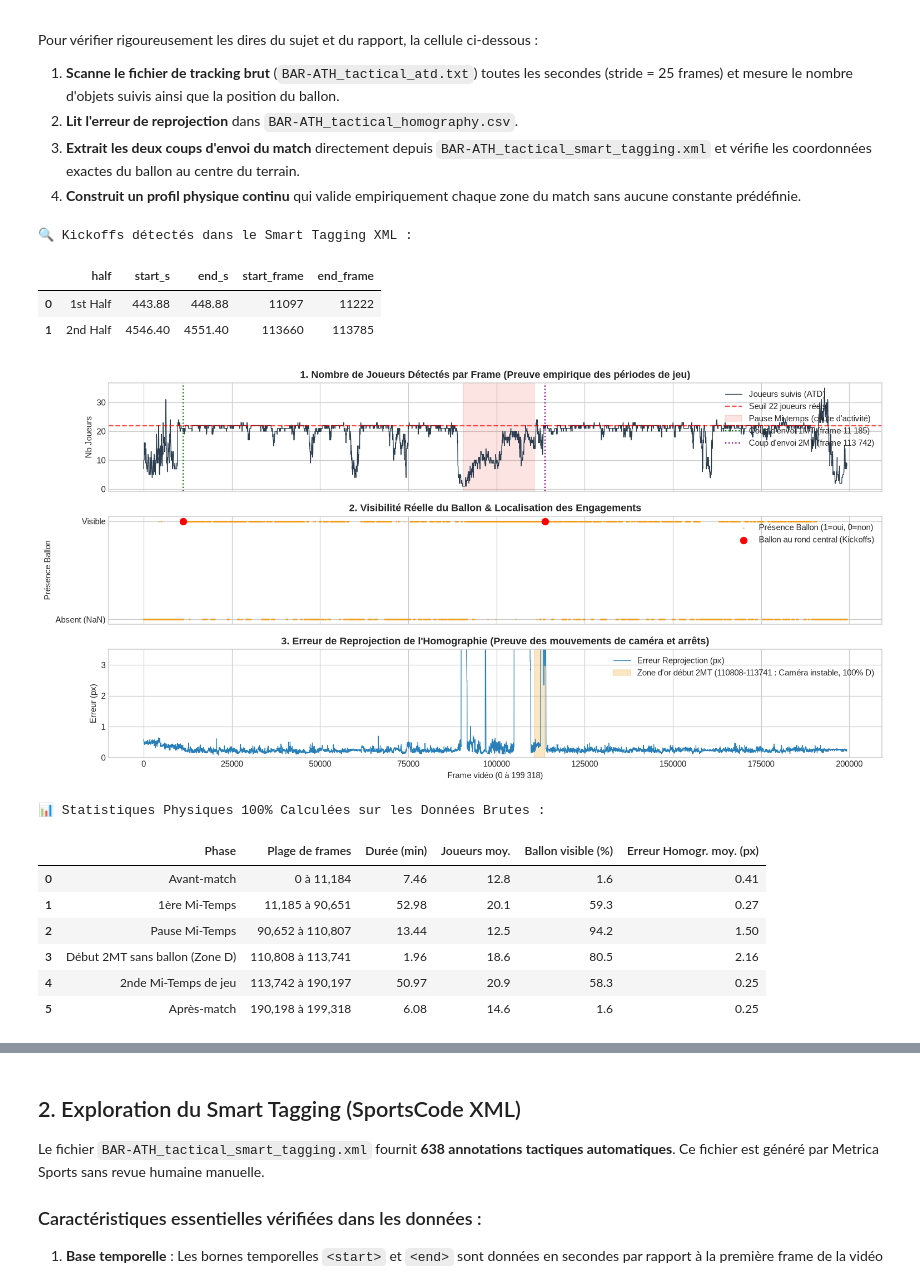
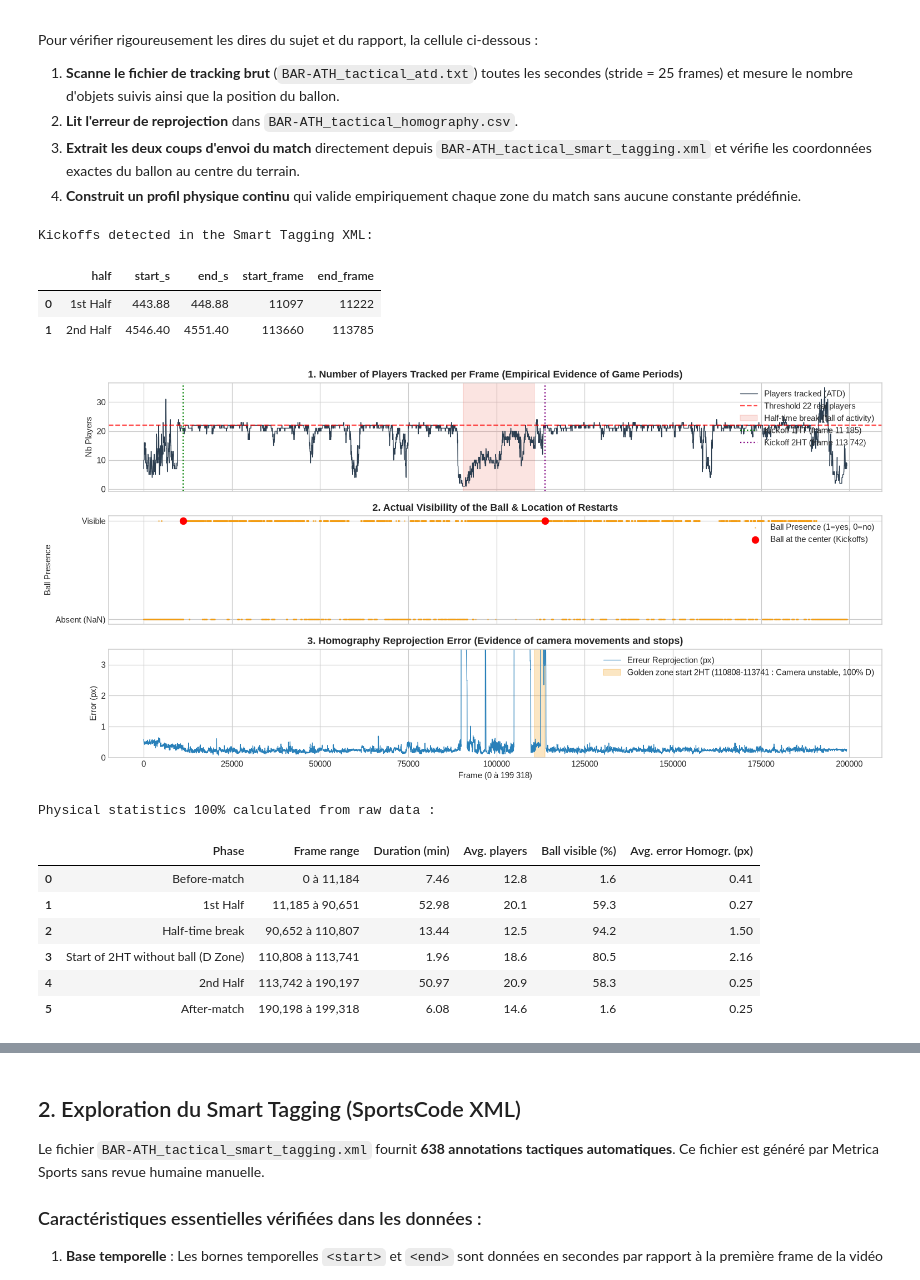
Before and after one commit to maxoubvd/MYA-more-than-a-hack-2027, a Jupyter notebook: analysis/data_exploration.ipynb, the cells around one changed output, grey strips where cells are left out. Drawn from its saved outputs; the diff is of its cells as text; code cells hidden in the pictures.

```diff
--- a/data_exploration.ipynb
+++ b/analysis/data_exploration.ipynb
@@ -155,84 +168,84 @@ for inst in tree.iter("instance"):
             "end_frame": int(round(e * 25))
         })
 df_ko = pd.DataFrame(kickoff_tags)
-print("🔍 Kickoffs détectés dans le Smart Tagging XML :")
+print("Kickoffs detected in the Smart Tagging XML:")
 display(df_ko)
 
 # 4. Tracé des courbes 100% issues des données réelles
 fig, (ax1, ax2, ax3) = plt.subplots(3, 1, figsize=(14, 7), sharex=True)
 
 # Graphique 1 : Nombre de joueurs actifs suivis
-ax1.plot(df_empirical["frame"], df_empirical["players"], color="#2c3e50", lw=0.9, label="Joueurs suivis (ATD)")
-ax1.axhline(22, color="red", ls="--", alpha=0.7, label="Seuil 22 joueurs réels")
-ax1.axvspan(90652, 110807, color="#e74c3c", alpha=0.15, label="Pause Mi-temps (chute d'activité)")
-ax1.axvline(11185, color="green", ls=":", lw=1.5, label="Coup d'envoi 1MT (frame 11 185)")
-ax1.axvline(113742, color="purple", ls=":", lw=1.5, label="Coup d'envoi 2MT (frame 113 742)")
-ax1.set_ylabel("Nb Joueurs")
-ax1.set_title("1. Nombre de Joueurs Détectés par Frame (Preuve empirique des périodes de jeu)", fontweight="bold")
+ax1.plot(df_empirical["frame"], df_empirical["players"], color="#2c3e50", lw=0.9, label="Players tracked (ATD)")
+ax1.axhline(22, color="red", ls="--", alpha=0.7, label="Threshold 22 real players")
+ax1.axvspan(90652, 110807, color="#e74c3c", alpha=0.15, label="Half-time break (fall of activity)")
+ax1.axvline(11185, color="green", ls=":", lw=1.5, label="Kickoff 1HT (frame 11 185)")
+ax1.axvline(113742, color="purple", ls=":", lw=1.5, label="Kickoff 2HT (frame 113 742)")
+ax1.set_ylabel("Nb Players")
+ax1.set_title("1. Number of Players Tracked per Frame (Empirical Evidence of Game Periods)", fontweight="bold")
 ax1.legend(loc="upper right", framealpha=0.9)
 
 # Graphique 2 : Ballon et position au centre
-ax2.scatter(df_empirical["frame"], df_empirical["has_ball"], s=1, color="#f39c12", alpha=0.4, label="Présence Ballon (1=oui, 0=non)")
+ax2.scatter(df_empirical["frame"], df_empirical["has_ball"], s=1, color="#f39c12", alpha=0.4, label="Ball Presence (1=yes, 0=no)")
 # Marquer les coups d'envoi où le ballon est pile au centre
 ko1_pt = df_empirical[df_empirical["frame"] == 11187]
 ko2_pt = df_empirical[df_empirical["frame"] == 113742]
-ax2.scatter([11187, 113742], [1, 1], color="red", s=60, zorder=5, label="Ballon au rond central (Kickoffs)")
-ax2.set_ylabel("Présence Ballon")
+ax2.scatter([11187, 113742], [1, 1], color="red", s=60, zorder=5, label="Ball at the center (Kickoffs)")
+ax2.set_ylabel("Ball Presence")
 ax2.set_yticks([0, 1])
 ax2.set_yticklabels(["Absent (NaN)", "Visible"])
-ax2.set_title("2. Visibilité Réelle du Ballon & Localisation des Engagements", fontweight="bold")
+ax2.set_title("2. Actual Visibility of the Ball & Location of Restarts", fontweight="bold")
 ax2.legend(loc="upper right", framealpha=0.9)
 
 # Graphique 3 : Erreur de reprojection de l'homographie
 sub_homo = df_homo.iloc[::25]
 ax3.plot(sub_homo["frame"], sub_homo["reprojection_error"], color="#2980b9", lw=0.8, label="Erreur Reprojection (px)")
-ax3.axvspan(110808, 113741, color="#f39c12", alpha=0.25, label="Zone d'or début 2MT (110808-113741 : Caméra instable, 100% D)")
-ax3.set_ylabel("Erreur (px)")
-ax3.set_xlabel("Frame vidéo (0 à 199 318)")
+ax3.axvspan(110808, 113741, color="#f39c12", alpha=0.25, label="Golden zone start 2HT (110808-113741 : Camera unstable, 100% D)")
+ax3.set_ylabel("Error (px)")
+ax3.set_xlabel("Frame (0 à 199 318)")
 ax3.set_ylim(0, 3.5)
-ax3.set_title("3. Erreur de Reprojection de l'Homographie (Preuve des mouvements de caméra et arrêts)", fontweight="bold")
+ax3.set_title("3. Homography Reprojection Error (Evidence of camera movements and stops)", fontweight="bold")
 ax3.legend(loc="upper right", framealpha=0.9)
 
 plt.tight_layout()
 plt.show()
 
 # 5. Tableau récapitulatif 100% calculé des phases
 phases_def = [
-    ("Avant-match", 0, 11184),
-    ("1ère Mi-Temps", 11185, 90651),
-    ("Pause Mi-Temps", 90652, 110807),
-    ("Début 2MT sans ballon (Zone D)", 110808, 113741),
-    ("2nde Mi-Temps de jeu", 113742, 190197),
-    ("Après-match", 190198, 199318),
+    ("Before-match", 0, 11184),
+    ("1st Half", 11185, 90651),
+    ("Half-time break", 90652, 110807),
+    ("Start of 2HT without ball (D Zone)", 110808, 113741),
+    ("2nd Half", 113742, 190197),
+    ("After-match", 190198, 199318),
 ]
 
 summary_rows = []
 for name, s, e in phases_def:
     sub_df = df_empirical[(df_empirical["frame"] >= s) & (df_empirical["frame"] <= e)]
     sub_h = df_homo.loc[s:e, "reprojection_error"]
     summary_rows.append({
         "Phase": name,
-        "Plage de frames": f"{s:,} à {e:,}",
-        "Durée (min)": round((e - s + 1) / (25 * 60), 2),
-        "Joueurs moy.": round(sub_df["players"].mean(), 1),
-        "Ballon visible (%)": round(sub_df["has_ball"].mean() * 100, 1),
-        "Erreur Homogr. moy. (px)": round(sub_h.mean(), 2)
+        "Frame range": f"{s:,} à {e:,}",
+        "Duration (min)": round((e - s + 1) / (25 * 60), 2),
+        "Avg. players": round(sub_df["players"].mean(), 1),
+        "Ball visible (%)": round(sub_df["has_ball"].mean() * 100, 1),
+        "Avg. error Homogr. (px)": round(sub_h.mean(), 2)
     })
 
-print("\n📊 Statistiques Physiques 100% Calculées sur les Données Brutes :")
+print("\nPhysical statistics 100% calculated from raw data :")
 display(pd.DataFrame(summary_rows))
 # %% [output]
-🔍 Kickoffs détectés dans le Smart Tagging XML :
+Kickoffs detected in the Smart Tagging XML:
 |  | half | start_s | end_s | start_frame | end_frame |
 | 0 | 1st Half | 443.88 | 448.88 | 11097 | 11222 |
 | 1 | 2nd Half | 4546.40 | 4551.40 | 113660 | 113785 |
-[figure, old version]
+[figure, new version]
-📊 Statistiques Physiques 100% Calculées sur les Données Brutes :
+Physical statistics 100% calculated from raw data :
-|  | Phase | Plage de frames | Durée (min) | Joueurs moy. | Ballon visible (%) | Erreur Homogr. moy. (px) |
-| 0 | Avant-match | 0 à 11,184 | 7.46 | 12.8 | 1.6 | 0.41 |
-| 1 | 1ère Mi-Temps | 11,185 à 90,651 | 52.98 | 20.1 | 59.3 | 0.27 |
-| 2 | Pause Mi-Temps | 90,652 à 110,807 | 13.44 | 12.5 | 94.2 | 1.50 |
-| 3 | Début 2MT sans ballon (Zone D) | 110,808 à 113,741 | 1.96 | 18.6 | 80.5 | 2.16 |
-| 4 | 2nde Mi-Temps de jeu | 113,742 à 190,197 | 50.97 | 20.9 | 58.3 | 0.25 |
-| 5 | Après-match | 190,198 à 199,318 | 6.08 | 14.6 | 1.6 | 0.25 |
+|  | Phase | Frame range | Duration (min) | Avg. players | Ball visible (%) | Avg. error Homogr. (px) |
+| 0 | Before-match | 0 à 11,184 | 7.46 | 12.8 | 1.6 | 0.41 |
+| 1 | 1st Half | 11,185 à 90,651 | 52.98 | 20.1 | 59.3 | 0.27 |
+| 2 | Half-time break | 90,652 à 110,807 | 13.44 | 12.5 | 94.2 | 1.50 |
+| 3 | Start of 2HT without ball (D Zone) | 110,808 à 113,741 | 1.96 | 18.6 | 80.5 | 2.16 |
+| 4 | 2nd Half | 113,742 à 190,197 | 50.97 | 20.9 | 58.3 | 0.25 |
+| 5 | After-match | 190,198 à 199,318 | 6.08 | 14.6 | 1.6 | 0.25 |
 # %%
```
Also changed, not shown: parts of 6 cells of this notebook, 48 other files.
